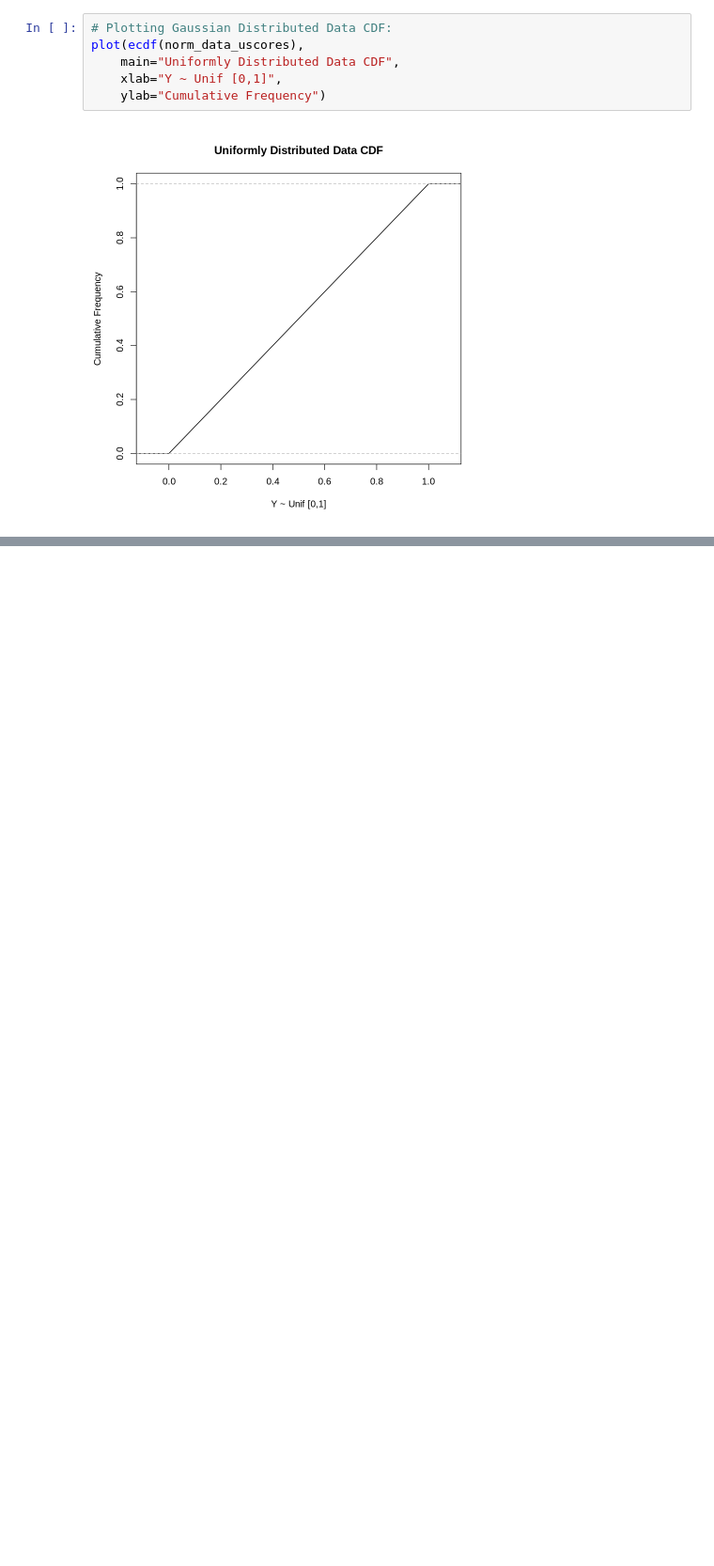
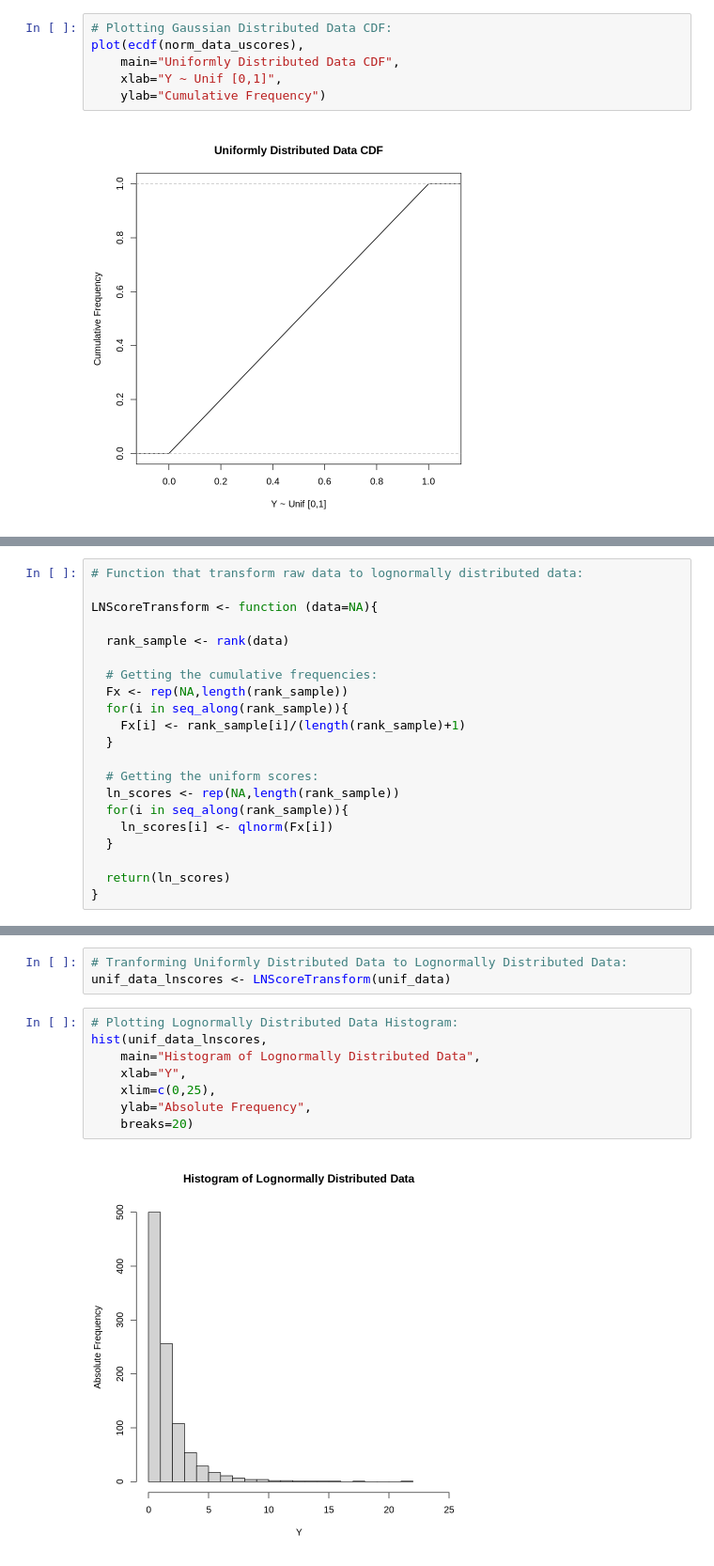
Before and after one commit to fnaghetini/R-GoogleColab-Notes, a Jupyter notebook: R_Distribution_Transform.ipynb, the cells around one changed output, grey strips where cells are left out. Shown at 94% size. Cells and saved outputs as stored; diff of their text form; blank space fills up the shorter version.

```diff
--- a/R_Distribution_Transform.ipynb
+++ b/R_Distribution_Transform.ipynb
@@ -258,0 +265,21 @@ plot(ecdf(norm_data_uscores),
+# %%
+# Function that transform raw data to lognormally distributed data:
+
+LNScoreTransform <- function (data=NA){
+
+  rank_sample <- rank(data)
+
+  # Getting the cumulative frequencies:
+  Fx <- rep(NA,length(rank_sample))
+  for(i in seq_along(rank_sample)){
+    Fx[i] <- rank_sample[i]/(length(rank_sample)+1)
+  }
+
+  # Getting the uniform scores:
+  ln_scores <- rep(NA,length(rank_sample))
+  for(i in seq_along(rank_sample)){
+    ln_scores[i] <- qlnorm(Fx[i])
+  }
+
+  return(ln_scores)
+}
@@ -258,0 +370,13 @@ plot(ecdf(norm_data_uscores),
+# %%
+# Tranforming Uniformly Distributed Data to Lognormally Distributed Data:
+unif_data_lnscores <- LNScoreTransform(unif_data)
+# %%
+# Plotting Lognormally Distributed Data Histogram:
+hist(unif_data_lnscores,
+    main="Histogram of Lognormally Distributed Data",
+    xlab="Y",
+    xlim=c(0,25),
+    ylab="Absolute Frequency",
+    breaks=20)
+# %% [output]
+[figure, added]
```
Also changed, not shown: parts of 24 cells of this notebook.
